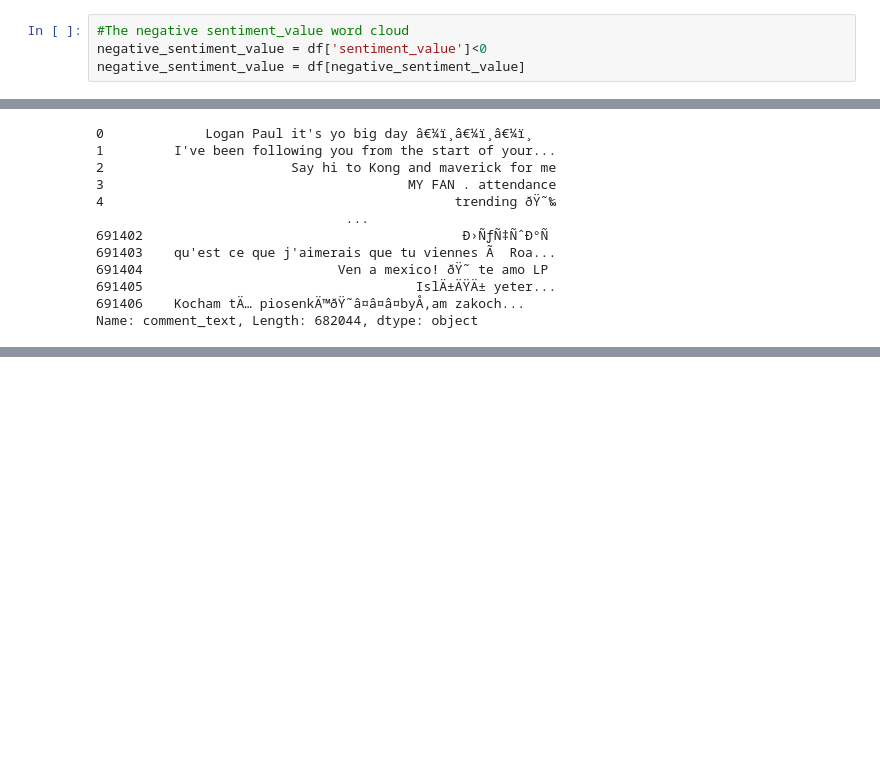
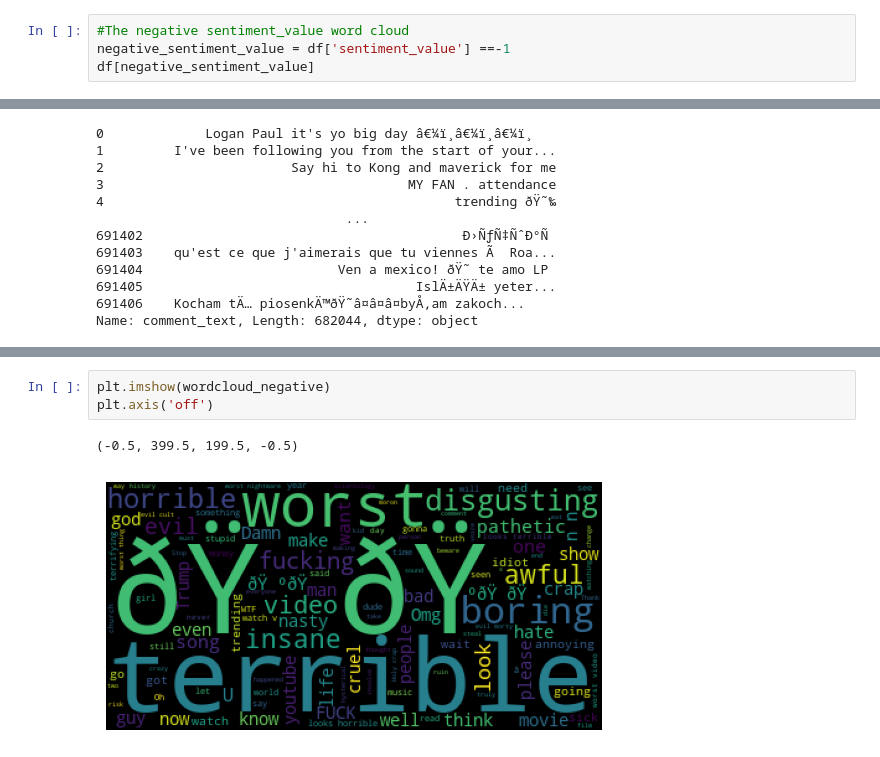
Before and after one commit to Kunathly10/text_data_analysis, a Jupyter notebook: Youtube_Analysis.ipynb, the cells around one changed output, grey strips where cells are left out. Saved outputs shown, nothing was run; the diff lists cells and outputs as text; blank space fills up the shorter version.

```diff
--- a/Youtube_Analysis.ipynb
+++ b/Youtube_Analysis.ipynb
@@ -161,4 +174,4 @@ positive_sentiment_value = df[positive_sentiment_value]
 # %%
 #The negative sentiment_value word cloud
-negative_sentiment_value = df['sentiment_value']<0
-negative_sentiment_value = df[negative_sentiment_value]
+negative_sentiment_value = df['sentiment_value'] ==-1
+df[negative_sentiment_value]
@@ -238,0 +273,6 @@ Name: comment_text, Length: 682044, dtype: object
+# %%
+plt.imshow(wordcloud_negative)
+plt.axis('off')
+# %% [output]
+(-0.5, 399.5, 199.5, -0.5)
+[figure, added]
```
Also changed, not shown: parts of 13 cells of this notebook.
